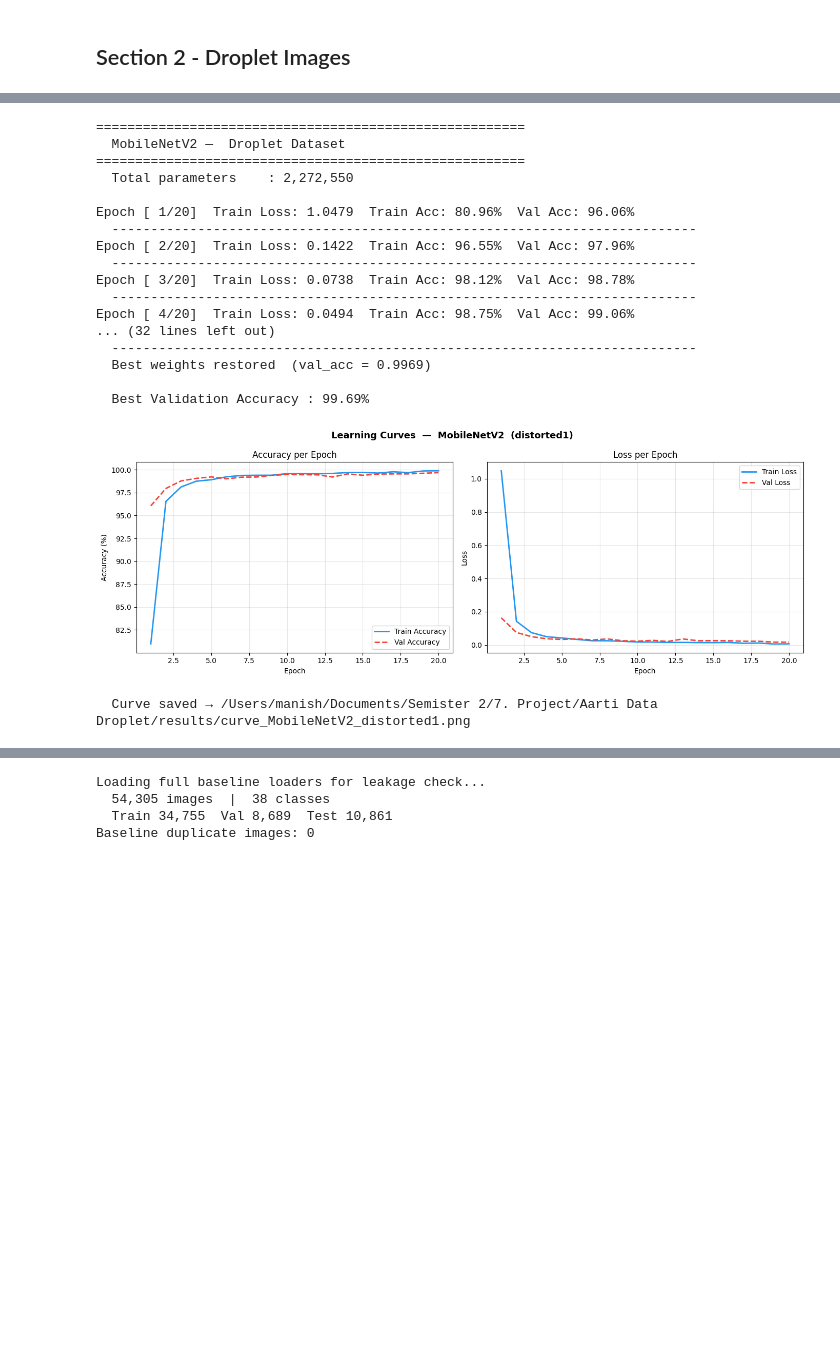
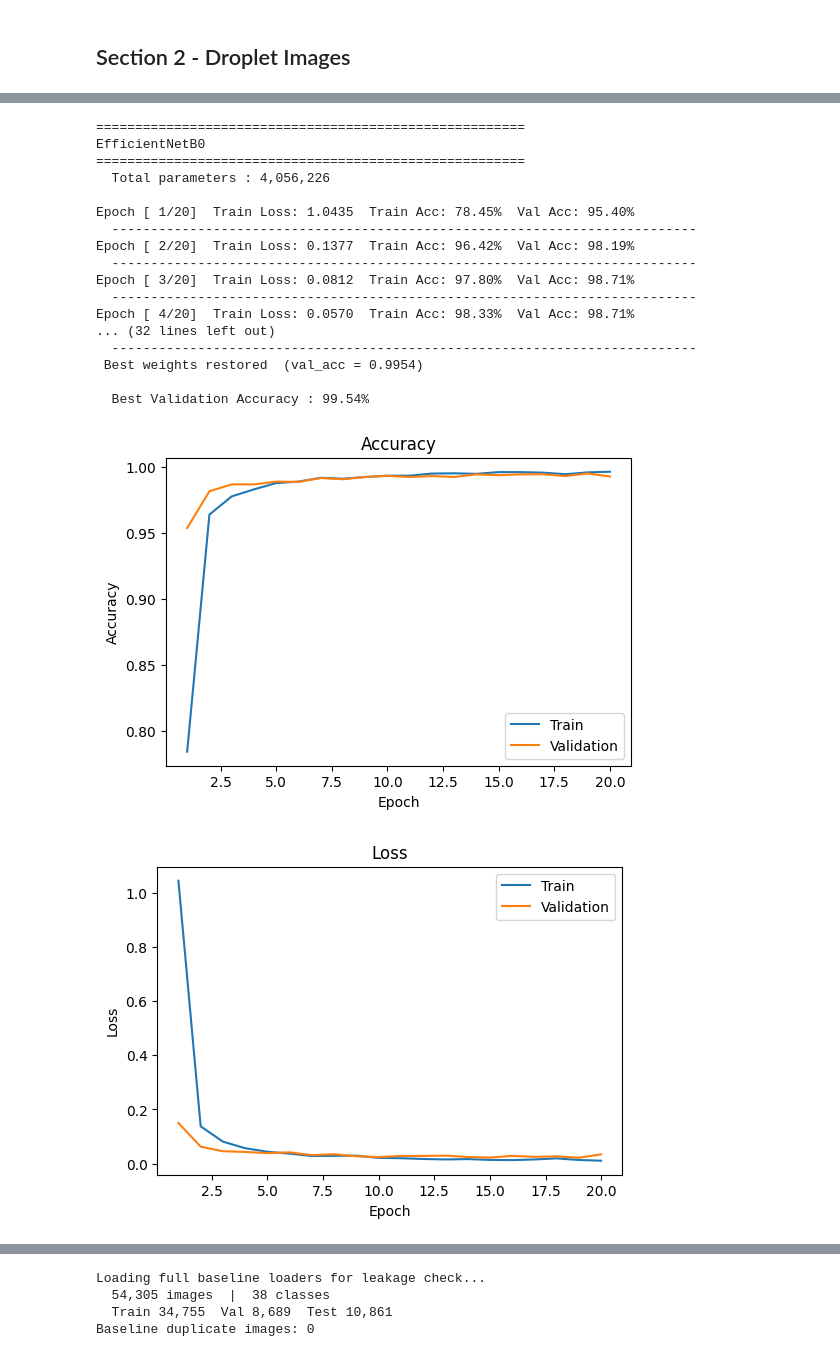
Before and after one commit to Aarti0105/Crop-disease-detection, a Jupyter notebook: notebooks/03_Training.ipynb, the cells around one changed output, grey strips where cells are left out. Cells and saved outputs as stored; diff of their text form; code cells hidden in the pictures; blank space fills up the shorter version.

```diff
--- a/notebooks/03_Training.ipynb
+++ b/notebooks/03_Training.ipynb
@@ -162,39 +226,37 @@ Loading second droplet dataset...
-# %%
-for model_name in CFG["MODELS"]:
-
-    print(f"\n{'='*55}")
-    print(f"  {model_name} —  Droplet Dataset")
-    print(f"{'='*55}")
-
-    # Step 1: Build model (load ImageNet weights, freeze base, add our head)
-    bundle = build_model(model_name, CFG)
-
-    # Step 2: Train (Phase 1: head only → Phase 2: fine-tune base layers)
-    trained_model, history = train_model(bundle, loaders_distorted2, "distorted1", CFG)
-
-    # Step 4: Plot accuracy and loss curves
-    plot_history(model_name, "distorted1", CFG)
-
-    # Free memory before training the next model
-    del trained_model, bundle
-    torch.mps.empty_cache() if CFG["DEVICE"] == "mps" else None
-# %% [output]
-=======================================================
-  MobileNetV2 —  Droplet Dataset
-=======================================================
-  Total parameters    : 2,272,550
-
-Epoch [ 1/20]  Train Loss: 1.0479  Train Acc: 80.96%  Val Acc: 96.06%
-  ---------------------------------------------------------------------------
-Epoch [ 2/20]  Train Loss: 0.1422  Train Acc: 96.55%  Val Acc: 97.96%
-  ---------------------------------------------------------------------------
-Epoch [ 3/20]  Train Loss: 0.0738  Train Acc: 98.12%  Val Acc: 98.78%
-  ---------------------------------------------------------------------------
-Epoch [ 4/20]  Train Loss: 0.0494  Train Acc: 98.75%  Val Acc: 99.06%
-... (32 lines left out)
-  ---------------------------------------------------------------------------
-  Best weights restored  (val_acc = 0.9969)
-
-  Best Validation Accuracy : 99.69%
-[figure, removed]
-  Curve saved → /Users/manish/Documents/Semister 2/7. Project/Aarti Data Droplet/results/curve_MobileNetV2_distorted1.png
+# %%
+print(f"\n{'='*55}")
+print("EfficientNetB0")
+print(f"{'='*55}")
+
+# Step 1: Build model (load ImageNet weights, freeze base, add our head)
+bundle = build_model("EfficientNetB0", CFG)
+
+# Step 2: Train (Phase 1: head only → Phase 2: fine-tune base layers)
+trained_model, history = train_model(bundle, loaders_distorted, "distorted", CFG)
+
+# Step 4: Plot accuracy and loss curves
+plot_history("EfficientNetB0", "distorted", CFG)
+
+# Free memory before training the next model
+del trained_model, bundle
+torch.mps.empty_cache() if CFG["DEVICE"] == "mps" else None
+# %% [output]
+=======================================================
+EfficientNetB0
+=======================================================
+  Total parameters : 4,056,226
+
+Epoch [ 1/20]  Train Loss: 1.0435  Train Acc: 78.45%  Val Acc: 95.40%
+  ---------------------------------------------------------------------------
+Epoch [ 2/20]  Train Loss: 0.1377  Train Acc: 96.42%  Val Acc: 98.19%
+  ---------------------------------------------------------------------------
+Epoch [ 3/20]  Train Loss: 0.0812  Train Acc: 97.80%  Val Acc: 98.71%
+  ---------------------------------------------------------------------------
+Epoch [ 4/20]  Train Loss: 0.0570  Train Acc: 98.33%  Val Acc: 98.71%
+... (32 lines left out)
+  ---------------------------------------------------------------------------
+ Best weights restored  (val_acc = 0.9954)
+
+  Best Validation Accuracy : 99.54%
+[figure, added]
+[figure, added]
```
Also changed, not shown: parts of 10 cells of this notebook, 4 other files.
